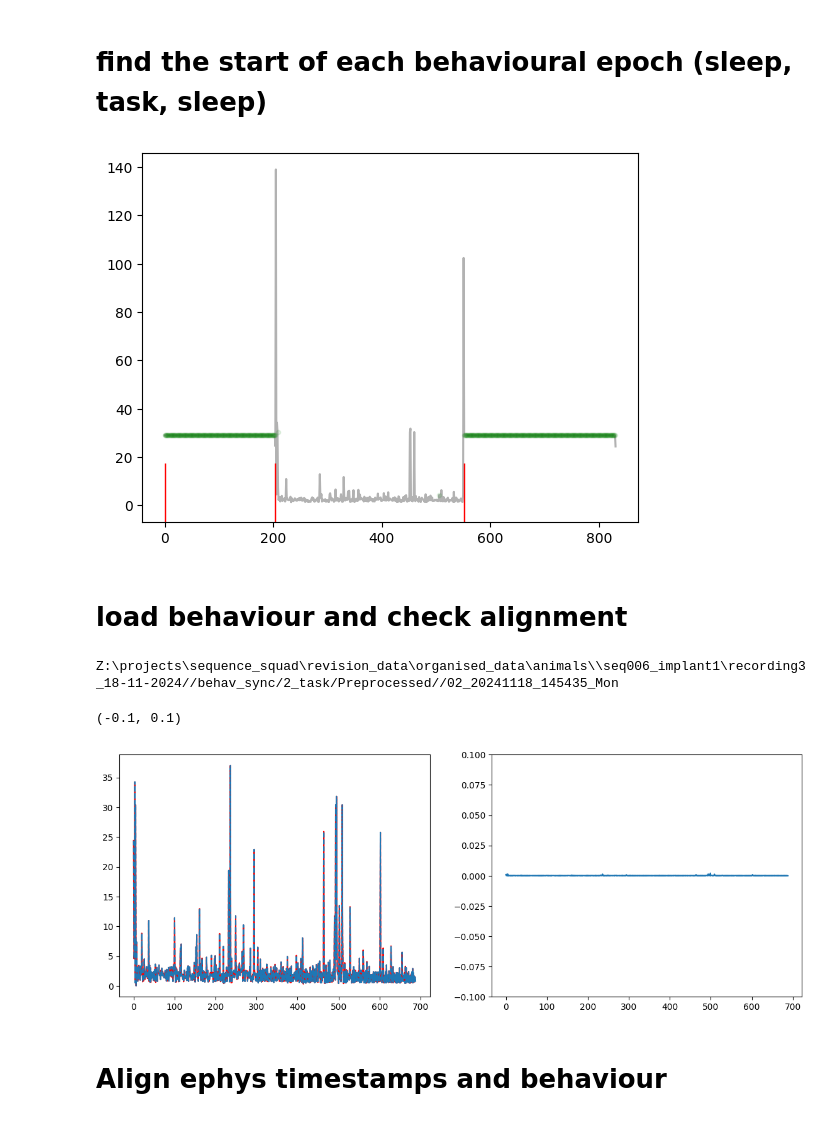
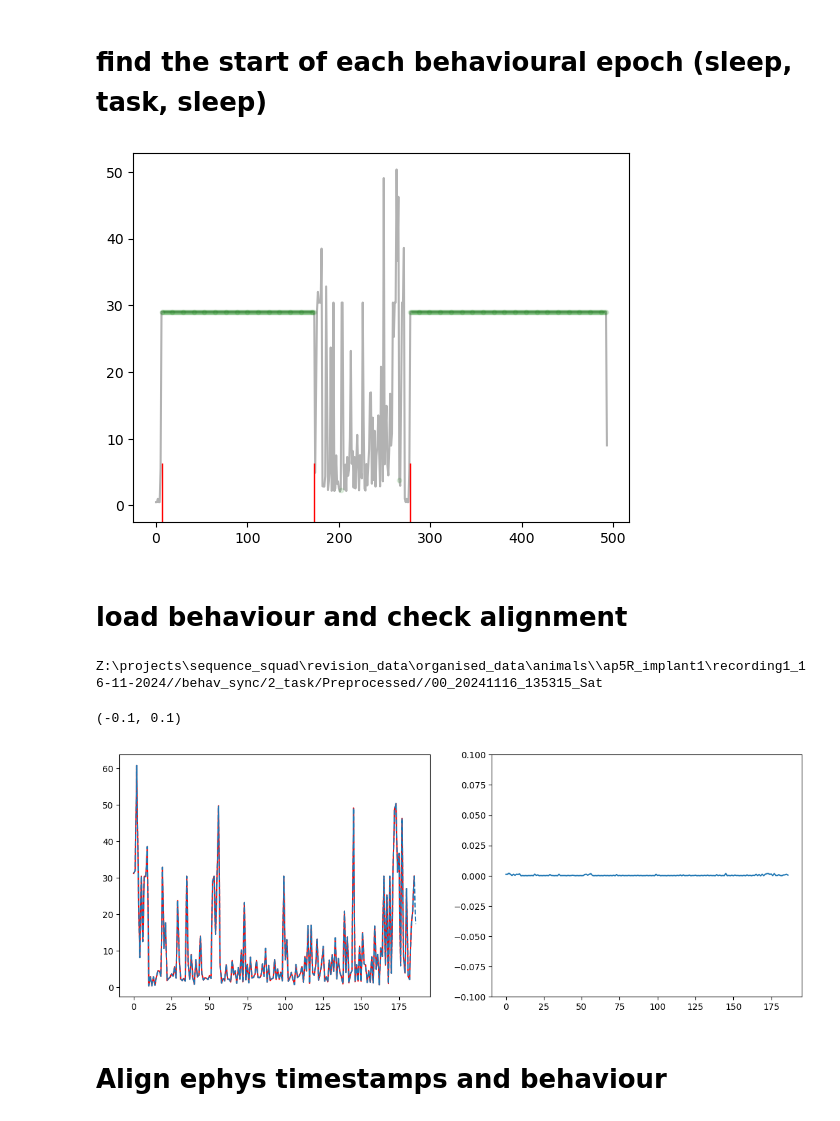
Before and after one commit to SainsburyWellcomeCentre/sequences_neuropixel_preprocess, a Jupyter notebook: 6_align_data.ipynb, the cells around one changed output. Cells and saved outputs as stored; diff of their text form; code cells hidden in the pictures.

```diff
--- a/6_align_data.ipynb
+++ b/6_align_data.ipynb
@@ -603,7 +623,7 @@ for i in range(len(base_recording_paths)):
 
 for index in range(len(base_recording_paths)):
     print(index)
-    index = 21
+    index = 16
 
     # set important paths
     raw_data_directory = base_recording_paths[index]
@@ -839,7 +872,7 @@ behaviour_barcode_index = consecutive_chunks[0][-1]
 presleep_barcode_index = consecutive_chunks[0][0]
 postsleep_barcode_index = consecutive_chunks[-1][0]
 # %% [output]
-[figure, old version]
+[figure, new version]
 # %% [markdown]
 # load behaviour and check alignment
 # %%
@@ -851,28 +884,28 @@ poke_data =  pd.read_csv(Full_Behav_data_path + "/PreProcessed_RawPokeData.csv")
 first_poke_times = find_first_poke_times((poke_data['Trial_id']),list(poke_data['Port']), np.array(poke_data['PokeIn_Time']))
 all_timestamps = sorted(list(first_poke_times) + list(np.unique(poke_data['Trial_Start'])))
 # %% [output]
-Z:\projects\sequence_squad\revision_data\organised_data\animals\\seq006_implant1\recording3_18-11-2024//behav_sync/2_task/Preprocessed//02_20241118_145435_Mon
+Z:\projects\sequence_squad\revision_data\organised_data\animals\\ap5R_implant1\recording1_16-11-2024//behav_sync/2_task/Preprocessed//00_20241116_135315_Sat
 # %%
 ## plot the timestamps (difffernces) to see if they overlay perfectly
 
 ## adjust as needed
-manual_offset = 5
+manual_offset = 7
 
 NIDAQ_ts_diff = np.diff(Bpod_NIDAQ_TTLS['global_timestamp'][behaviour_barcode_index+manual_offset:postsleep_barcode_index])
 behaviour_ts_diff = np.diff(all_timestamps)
 
 
 fig, [ax,ax1] = plt.subplots(1, 2, figsize=(14, 5))
 ax.plot(NIDAQ_ts_diff[1:len(behaviour_ts_diff)], color = 'red') ## 1:: because the behaviour starts from diff between trial and first poke while ephys starts from barcode/start point end to trial start
 ax.plot(behaviour_ts_diff,'--')
 # ax.set_xlim([0, 120])
 
 ## plot the difference between the two to see if there is misalingment between the two timestamp sets:
 plt.plot(NIDAQ_ts_diff[1:len(all_timestamps)] - behaviour_ts_diff)
 plt.ylim([-0.1, 0.1])
 # %% [output]
 (-0.1, 0.1)
-[figure, old version]
+[figure, new version]
 # %% [markdown]
 # Align ephys timestamps and behaviour
 # %%
```
Also changed, not shown: parts of 18 cells of this notebook.
